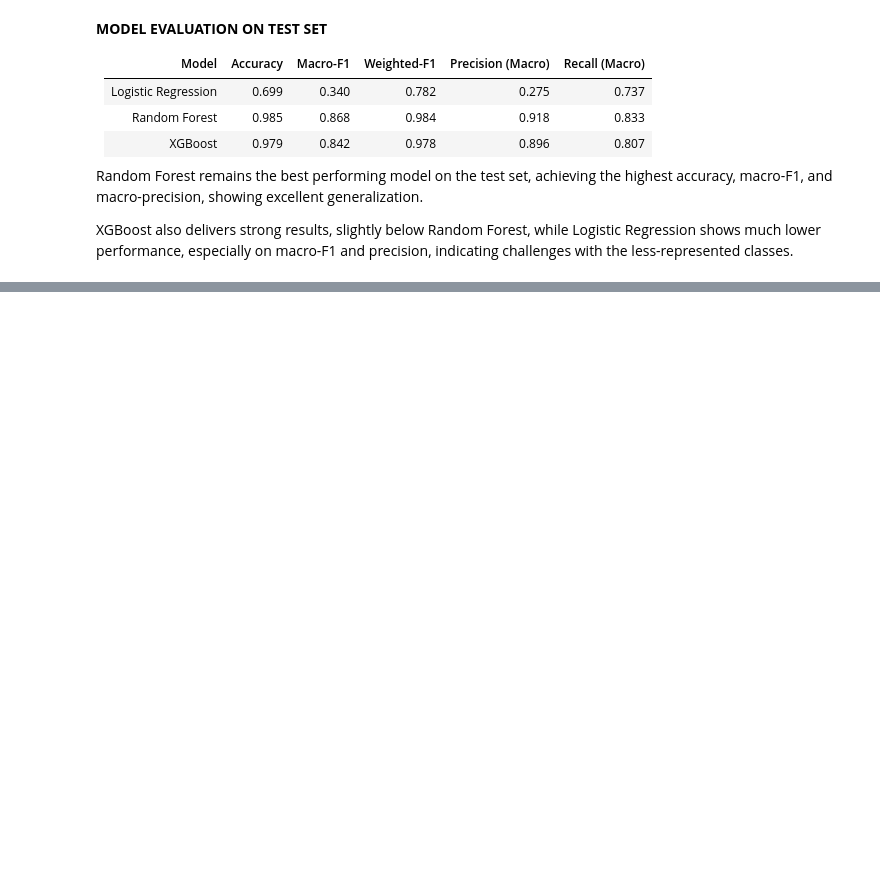
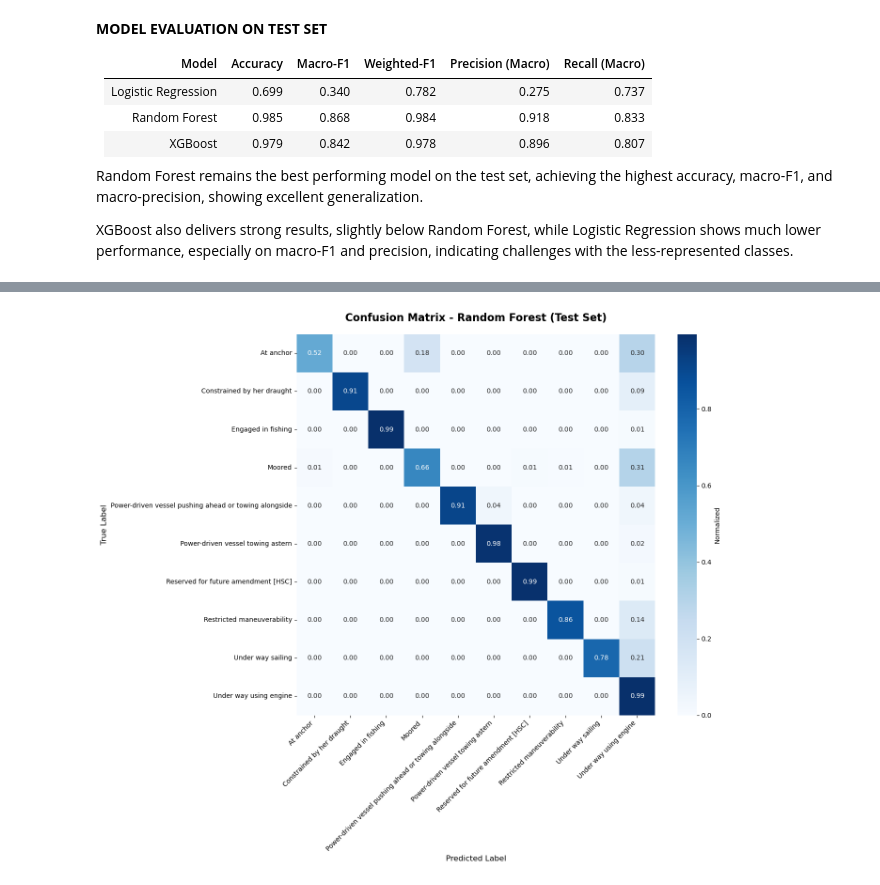
Before and after one commit to rafanahmed/Maritime-Navigational-Status-Classification, a Jupyter notebook: notebooks/02_modeling_evaluation.ipynb, the cells around one changed output, grey strips where cells are left out. Cells and saved outputs as stored; diff of their text form; code cells hidden in the pictures; blank space fills up the shorter version.

Commit message:
Modified and fixed model-ready data and generated confusion matrices for each model

```diff
--- a/notebooks/02_modeling_evaluation.ipynb
+++ b/notebooks/02_modeling_evaluation.ipynb
@@ -526,0 +526,80 @@ XGBoost also delivers strong results, slightly below Random Forest, while Logist
+# %%
+def plot_confusion_matrix(cm, class_names, model_name, normalize=True, save_path=None):
+    """
+    Plot a confusion matrix with proper formatting.
+
+    Args:
+        cm: Confusion matrix (numpy array)
+        class_names: List of class names
+        model_name: Name of the model for title
+        normalize: If True, normalize the confusion matrix
+        save_path: Path to save the figure (optional)
+    """
+    if normalize:
+        cm_normalized = cm.astype('float') / cm.sum(axis=1)[:, np.newaxis]
+        cm_to_plot = cm_normalized
+        fmt = '.2f'
+        label = 'Normalized'
+    else:
+        cm_to_plot = cm
+        fmt = 'd'
+        label = 'Count'
+
+    plt.figure(figsize=(14, 12))
+    sns.heatmap(
+        cm_to_plot,
+        annot=True,
+        fmt=fmt,
+        cmap='Blues',
+        xticklabels=class_names,
+        yticklabels=class_names,
+        cbar_kws={'label': label}
+    )
+    plt.title(f'Confusion Matrix - {model_name} (Test Set)', fontsize=16, fontweight='bold', pad=20)
+    plt.ylabel('True Label', fontsize=12)
+    plt.xlabel('Predicted Label', fontsize=12)
+    plt.xticks(rotation=45, ha='right')
+    plt.yticks(rotation=0)
+    plt.tight_layout()
+
+    if save_path:
+        plt.savefig(save_path, dpi=300, bbox_inches='tight')
+        print(f"Saved confusion matrix to: {save_path}")
+        _plt_original_show()
+    else:
+        plt.show()
+
+class_names = sorted(y_test.unique())
+
+print("Creating confusion matrices for all models on test set...\n")
+
+# Random Forest
+print("Random Forest Confusion Matrix:")
+plot_confusion_matrix(
+    rf_test_results["confusion_matrix"],
+    class_names,
+    "Random Forest",
+    normalize=True,
+    save_path=os.path.join(FIG_DIR, "confusion_matrix_random_forest_test.png")
+)
+
+# XGBoost
+print("\nXGBoost Confusion Matrix:")
+plot_confusion_matrix(
+    xgb_test_results["confusion_matrix"],
+    class_names,
+    "XGBoost",
+    normalize=True,
+    save_path=os.path.join(FIG_DIR, "confusion_matrix_xgboost_test.png")
+)
+
+# Logistic Regression
+print("\nLogistic Regression Confusion Matrix:")
+plot_confusion_matrix(
+    lr_test_results["confusion_matrix"],
+    class_names,
+    "Logistic Regression",
+    normalize=True,
+    save_path=os.path.join(FIG_DIR, "confusion_matrix_logistic_regression_test.png")
+)
+# %% [output]
@@ -526,0 +610 @@ XGBoost also delivers strong results, slightly below Random Forest, while Logist
+[figure, added]
```
Also changed, not shown: parts of 11 cells of this notebook, 8 other files.
